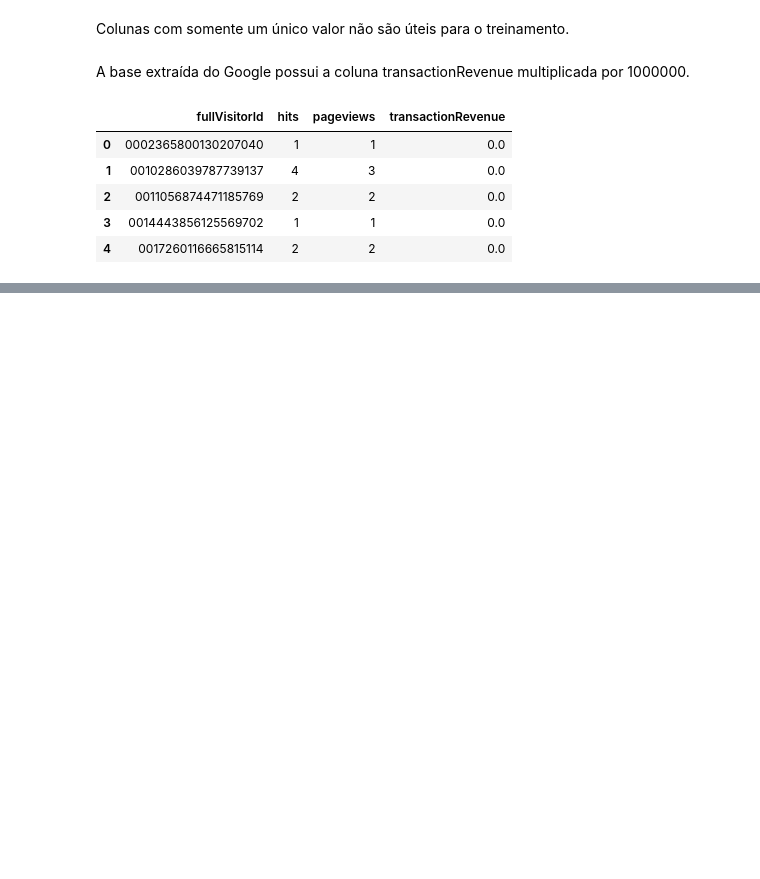
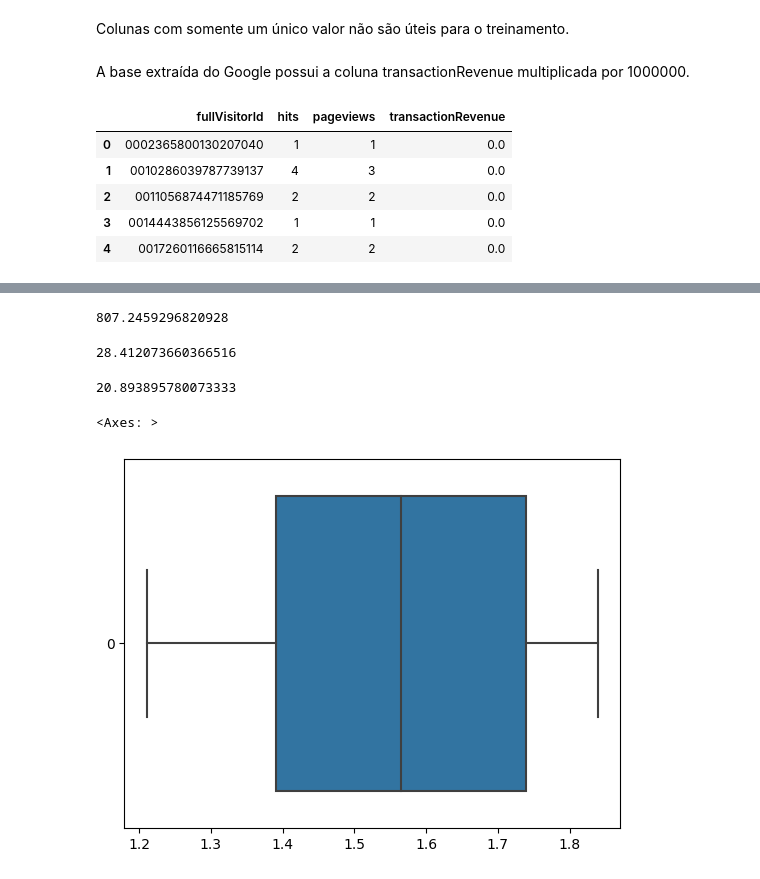
Before and after one commit to LuTDC/ml_negocios_digitais, a Jupyter notebook: Data Analytics - Machine Learning no Marketing Digital/Projeto.ipynb, the cells around one changed output, grey strips where cells are left out. Saved outputs shown, nothing was run; the diff lists cells and outputs as text; code cells hidden in the pictures; blank space fills up the shorter version.

```diff
--- a/Data Analytics - Machine Learning no Marketing Digital/Projeto.ipynb
+++ b/Data Analytics - Machine Learning no Marketing Digital/Projeto.ipynb
@@ -83,3 +83,6 @@ df_usuarios.head()
 | 2 | 0011056874471185769 | 2 | 2 | 0.0 |
 | 3 | 0014443856125569702 | 1 | 1 | 0.0 |
 | 4 | 0017260116665815114 | 2 | 2 | 0.0 |
+# %%
+X = df_usuarios.drop(columns=['transactionRevenue'], axis=1)
+y = df_usuarios.transactionRevenue.copy()
@@ -85,0 +91,2 @@ df_usuarios.head()
+# %%
+X_train, X_test, y_train, y_test = train_test_split(X, y, test_size=0.3, random_state=42)
@@ -85,0 +95,3 @@ df_usuarios.head()
+# %%
+linear_regression = LinearRegression()
+linear_regression.fit(X_train, y_train)
@@ -85,0 +100,2 @@ df_usuarios.head()
+# %%
+y_pred = linear_regression.predict(X_test)
@@ -85,0 +129,14 @@ df_usuarios.head()
+# %%
+mse = mean_squared_error(y_test, y_pred)
+mse
+# %% [output]
+807.2459296820928
+# %%
+rmse = np.sqrt(mse)
+rmse
+# %% [output]
+28.412073660366516
+# %%
+df.transactionRevenue.std()
+# %% [output]
+20.893895780073333
@@ -85,0 +145,5 @@ df_usuarios.head()
+# %%
+sns.boxplot(y_pred, orient='h')
+# %% [output]
+<Axes: >
+[figure, added]
```
Also changed, not shown: parts of 9 cells of this notebook.
